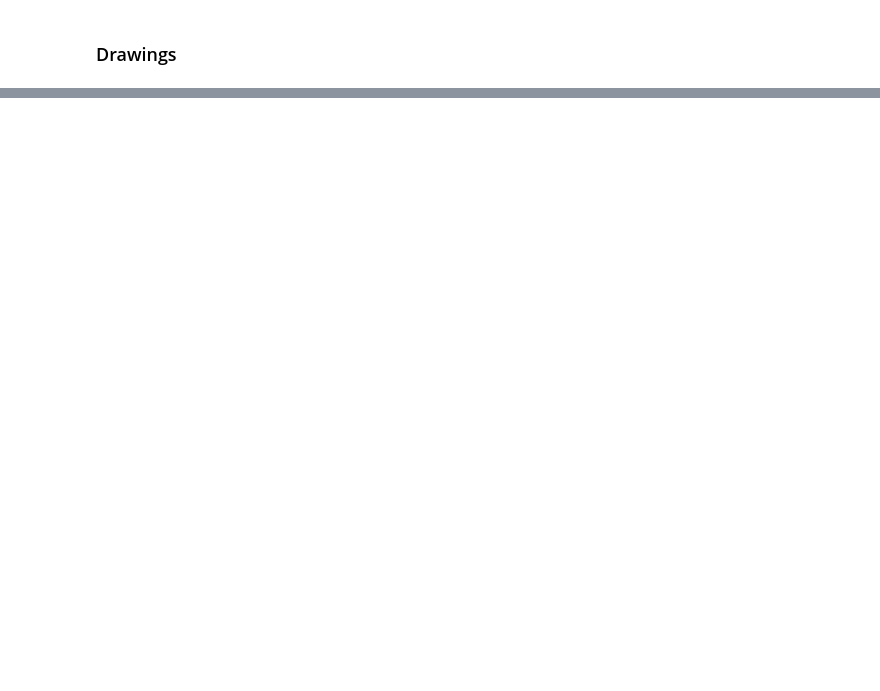
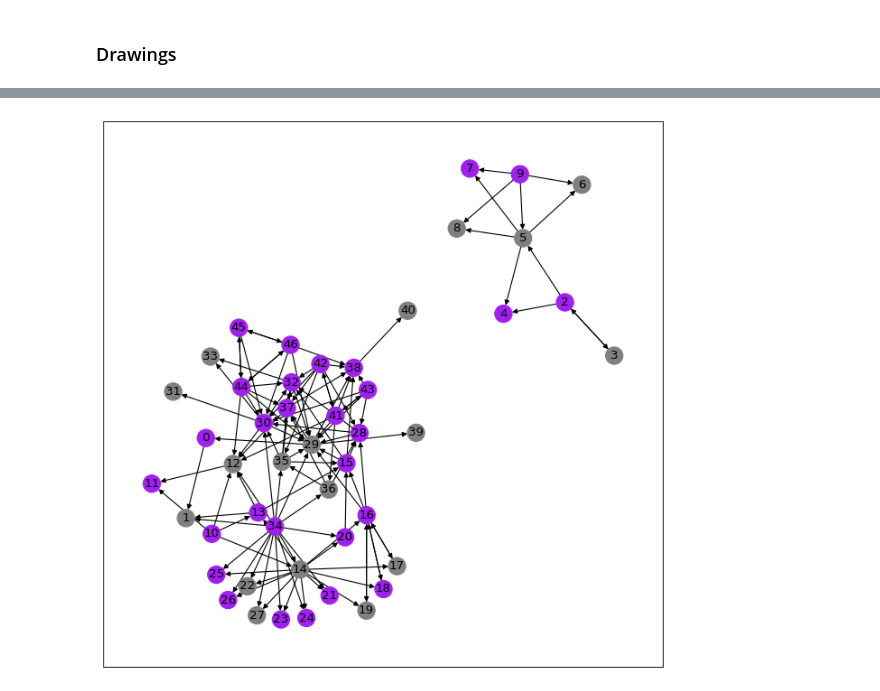
Before and after one commit to ralmasri/Domain-Guided-Monitoring, a Jupyter notebook: notebooks/understanding/comparision_templates.ipynb, the cells around one changed output, grey strips where cells are left out. Drawn from its saved outputs; the diff is of its cells as text; code cells hidden in the pictures; blank space fills up the shorter version.

```diff
--- a/notebooks/understanding/comparision_templates.ipynb
+++ b/notebooks/understanding/comparision_templates.ipynb
@@ -523,0 +494,4 @@ nx.draw_networkx(G, with_labels=True, pos=pos, node_color=get_color_map(G))
+# %%
+G = results['fine+coarse_score'][0]
+plot_graph(G, 'Fine and coarse log templates from 100 data entries with score algorithm')
+# %% [output]
@@ -523,0 +500 @@ nx.draw_networkx(G, with_labels=True, pos=pos, node_color=get_color_map(G))
+[figure, added]
```
Also changed, not shown: parts of 31 cells of this notebook.
